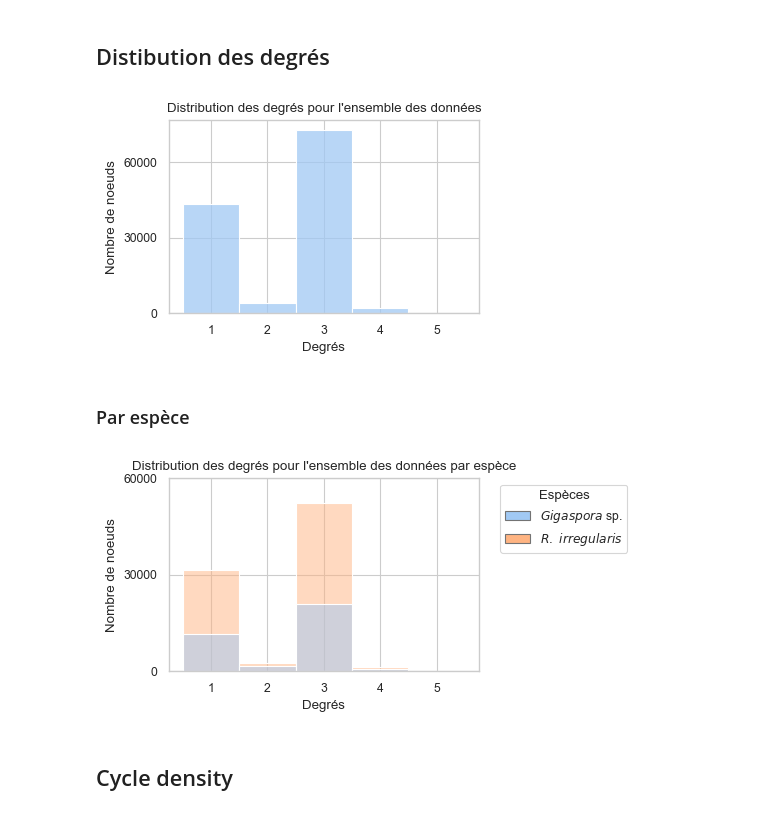
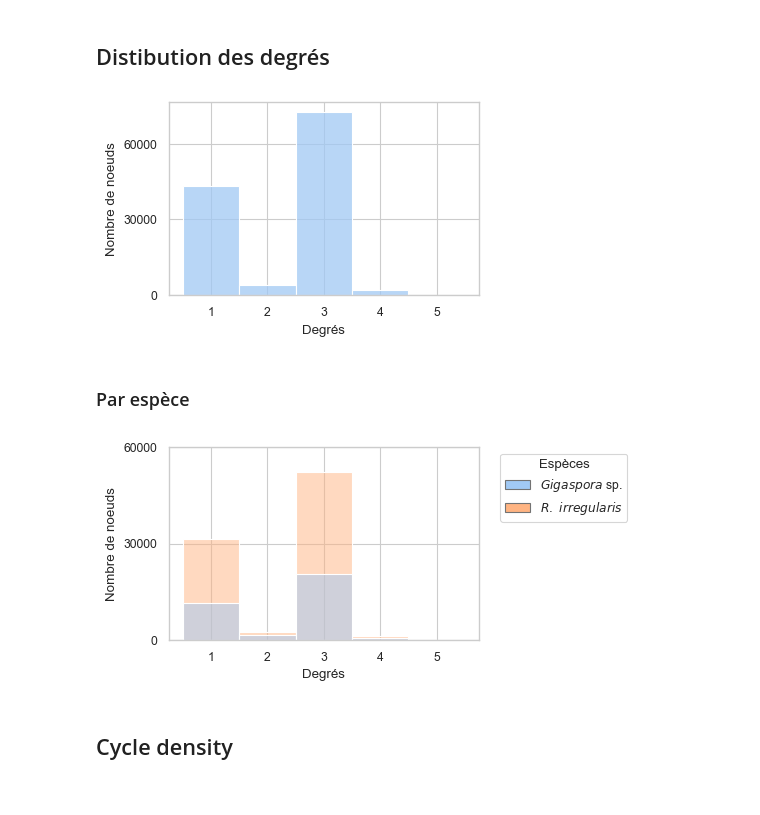
Before and after one commit to ReneeLocr/Masters_thesis, a Jupyter notebook: notebooks/data_analysis.ipynb, the cells around one changed output. Cells and saved outputs as stored; diff of their text form; code cells hidden in the pictures.

```diff
--- a/notebooks/data_analysis.ipynb
+++ b/notebooks/data_analysis.ipynb
@@ -20,2 +21,8 @@ os.chdir("../results/csv")
 # %%
 data = pd.read_csv("data.csv")
+# %%
+to_remove = ["G09_10_06_P03.pklclean", "G09_16_06_P01.pklclean",
+             "G09_16_06_P02.pklclean", "G09_16_06_P06.pklclean"]
+mask = ~data["photo"].isin(to_remove)
+data = data[mask]
+data
@@ -22,2 +61,6 @@ data = pd.read_csv("data.csv")
 # %%
 data_degrees = pd.read_csv("data_degrees.csv")
+# %%
+mask = ~data_degrees["photo"].isin(to_remove)
+data_degrees = data_degrees[mask]
+data_degrees
@@ -249,16 +550,16 @@ p-value annotation legend:
 # %%
 fig, ax = plt.subplots(figsize=(4, 2.5))
 
 ax = sns.histplot(data=data_degrees, x="degrees", bins=2, discrete=True)
 
-ax.set_title("Distribution des degrés pour l'ensemble des données")
+# ax.set_title("Distribution des degrés pour l'ensemble des données")
 ax.set_xlabel("Degrés")
 ax.set_ylabel("Nombre de noeuds")
 ax.set_yticks([0, 30000, 60000])
 
 fig.savefig("degrees", dpi=250, bbox_inches="tight", pad_inches=0.1)
 # %% [output]
-[figure, old version]
+[figure, new version]
 # %% [markdown]
 ### Par espèce
 # %%
@@ -270,14 +571,14 @@ ax = sns.histplot(data=data_degrees, x="degrees", bins=2,
 ax.legend(title="Espèces", handles=custom_legend,
           bbox_to_anchor=(1.05, 1), loc="upper left")
 
-ax.set_title("Distribution des degrés pour l'ensemble des données par espèce")
+# ax.set_title("Distribution des degrés pour l'ensemble des données par espèce")
 ax.set_xlabel("Degrés")
 ax.set_ylabel("Nombre de noeuds")
 ax.set_yticks([0, 30000, 60000])
 
 fig.savefig("degrees_sp", dpi=250, bbox_inches="tight", pad_inches=0.1)
 # %% [output]
-[figure, old version]
+[figure, new version]
 # %% [markdown]
 ## Cycle density
 # %% [markdown]
```
Also changed, not shown: parts of 137 cells of this notebook, 6 other files.
